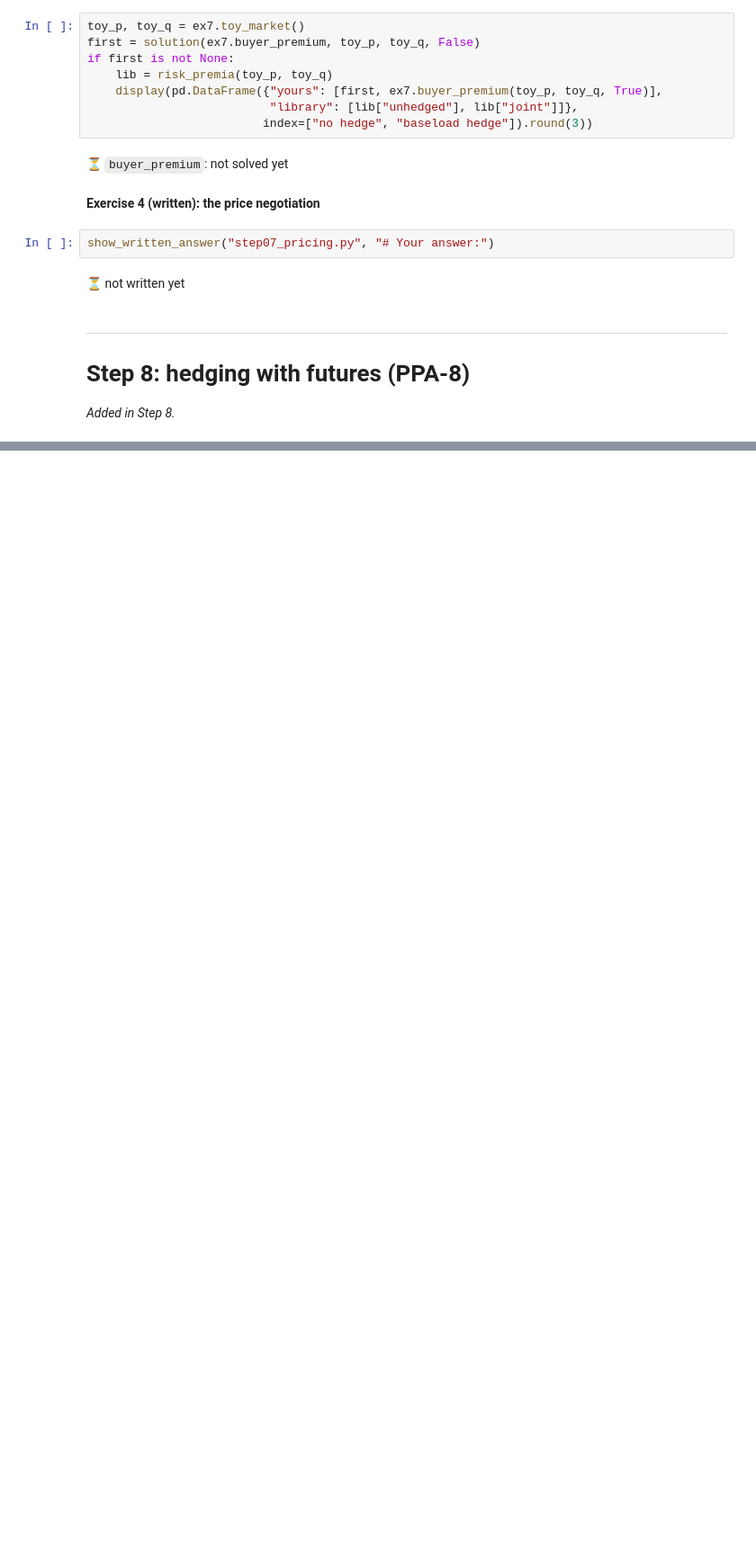
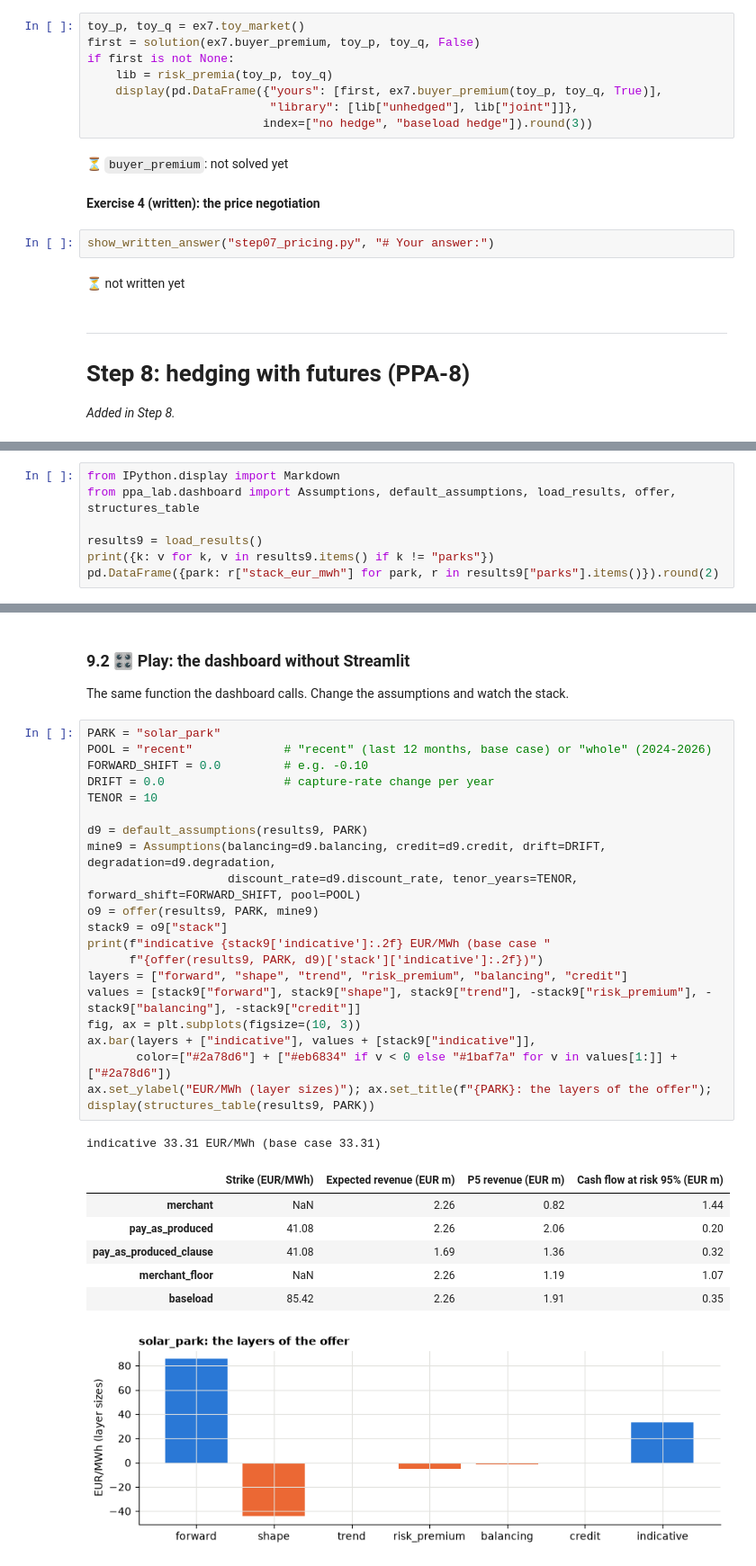
Before and after one commit to ankitpatel1661/ppa-lab, a Jupyter notebook: notebooks/ppa_lab_playground.ipynb, the cells around one changed output, grey strips where cells are left out. Shown at 90% size. Cells and saved outputs as stored; diff of their text form; blank space fills up the shorter version.

```diff
--- a/notebooks/ppa_lab_playground.ipynb
+++ b/notebooks/ppa_lab_playground.ipynb
@@ -2037,0 +2048,7 @@ show_written_answer("step07_pricing.py", "# Your answer:")
+# %%
+from IPython.display import Markdown
+from ppa_lab.dashboard import Assumptions, default_assumptions, load_results, offer, structures_table
+
+results9 = load_results()
+print({k: v for k, v in results9.items() if k != "parks"})
+pd.DataFrame({park: r["stack_eur_mwh"] for park, r in results9["parks"].items()}).round(2)
@@ -2037,0 +2065,33 @@ show_written_answer("step07_pricing.py", "# Your answer:")
+# %% [markdown]
+### 9.2 🎛 Play: the dashboard without Streamlit
+The same function the dashboard calls. Change the assumptions and watch the stack.
+# %%
+PARK = "solar_park"
+POOL = "recent"             # "recent" (last 12 months, base case) or "whole" (2024-2026)
+FORWARD_SHIFT = 0.0         # e.g. -0.10
+DRIFT = 0.0                 # capture-rate change per year
+TENOR = 10
+
+d9 = default_assumptions(results9, PARK)
+mine9 = Assumptions(balancing=d9.balancing, credit=d9.credit, drift=DRIFT, degradation=d9.degradation,
+                    discount_rate=d9.discount_rate, tenor_years=TENOR, forward_shift=FORWARD_SHIFT, pool=POOL)
+o9 = offer(results9, PARK, mine9)
+stack9 = o9["stack"]
+print(f"indicative {stack9['indicative']:.2f} EUR/MWh (base case "
+      f"{offer(results9, PARK, d9)['stack']['indicative']:.2f})")
+layers = ["forward", "shape", "trend", "risk_premium", "balancing", "credit"]
+values = [stack9["forward"], stack9["shape"], stack9["trend"], -stack9["risk_premium"], -stack9["balancing"], -stack9["credit"]]
+fig, ax = plt.subplots(figsize=(10, 3))
+ax.bar(layers + ["indicative"], values + [stack9["indicative"]],
+       color=["#2a78d6"] + ["#eb6834" if v < 0 else "#1baf7a" for v in values[1:]] + ["#2a78d6"])
+ax.set_ylabel("EUR/MWh (layer sizes)"); ax.set_title(f"{PARK}: the layers of the offer");
+display(structures_table(results9, PARK))
+# %% [output]
+indicative 33.31 EUR/MWh (base case 33.31)
+|  | Strike (EUR/MWh) | Expected revenue (EUR m) | P5 revenue (EUR m) | Cash flow at risk 95% (EUR m) |
+| merchant | NaN | 2.26 | 0.82 | 1.44 |
+| pay_as_produced | 41.08 | 2.26 | 2.06 | 0.20 |
+| pay_as_produced_clause | 41.08 | 1.69 | 1.36 | 0.32 |
+| merchant_floor | NaN | 2.26 | 1.19 | 1.07 |
+| baseload | 85.42 | 2.26 | 1.91 | 0.35 |
+[figure, added]
```
Also changed, not shown: parts of 16 cells of this notebook, 29 other files.
